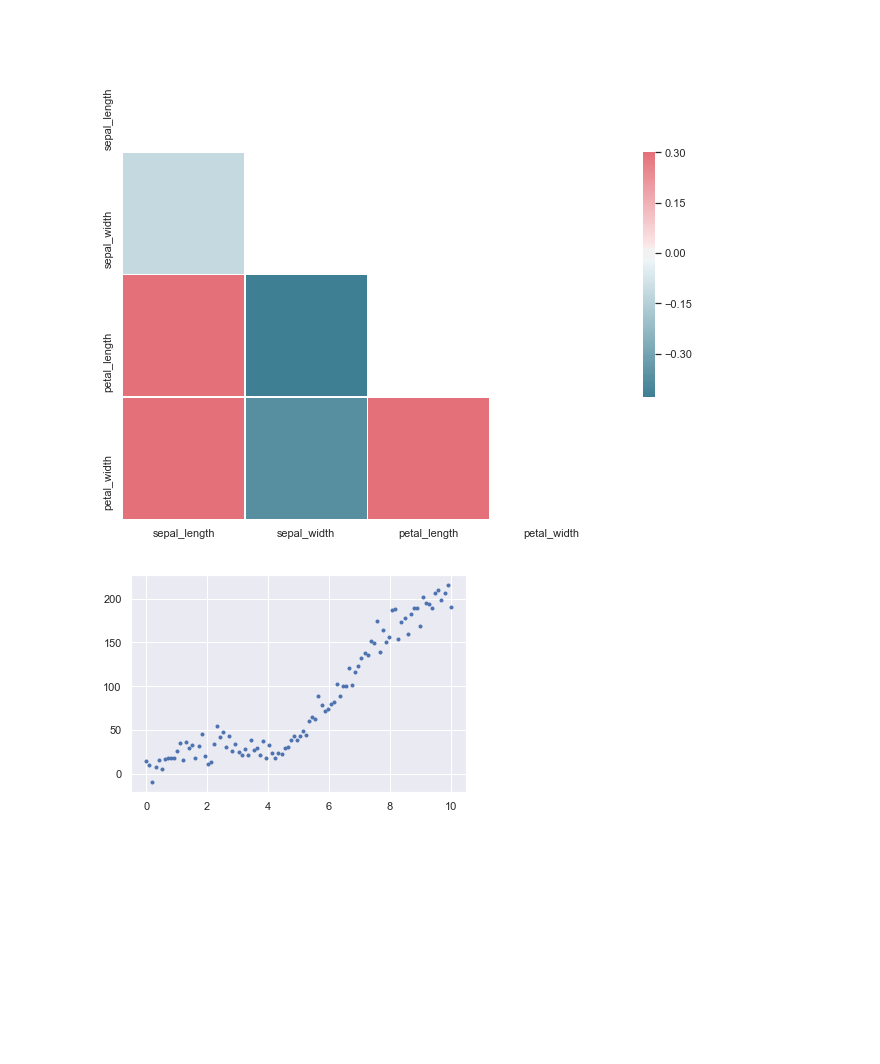
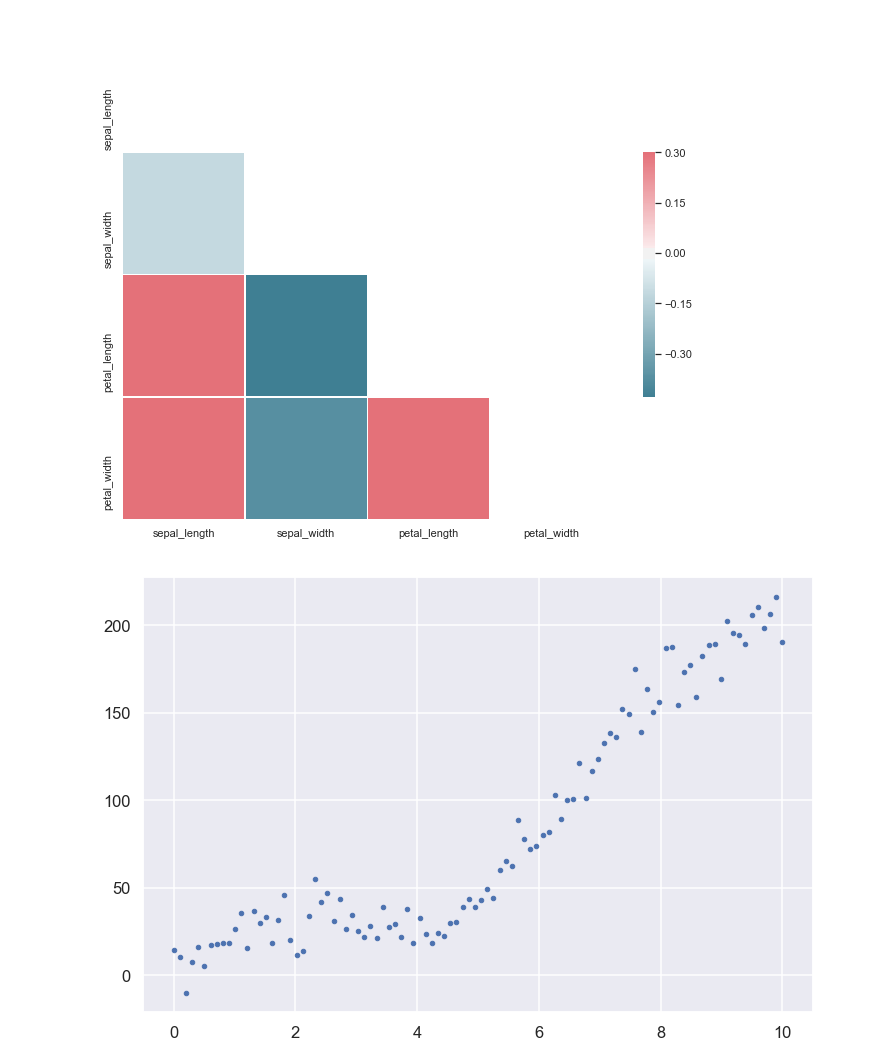
Before and after one commit to JeremyBYU/mdp-machine-learning, a Jupyter notebook: presentation/images_presention.ipynb, the cells around one changed output. Drawn from its saved outputs; the diff is of its cells as text; code cells hidden in the pictures; blank space fills up the shorter version.

```diff
--- a/presentation/images_presention.ipynb
+++ b/presentation/images_presention.ipynb
@@ -84,32 +84,35 @@ def plot_tradeoff(X, Y_noise, f_true, results, sigma):
     ax[1].set_xlabel("Degree")
     ax[1].set_ylabel("MSE")
     ax[1].set_ylim(0, 2000)
 
 
 
 def set_up(mu=0, sigma=20):
     # Data
     noise = np.random.RandomState(seed=sigma)
     f_true = f()
     X = np.linspace(START, STOP, NUM_SAMPLES)
     Y = f_true(X)
 
     Y_noise = Y + noise.normal(mu, sigma, NUM_SAMPLES)
 
     x_train, x_test, y_train, y_test = train_test_split(X, Y_noise, test_size=0.50, random_state=SEED)
     degrees= [1,2, 5, 10]
     results = [evaluate_deg(x_train, y_train, x_test, y_test, deg=deg) for deg in degrees]
 
     return X, Y_noise, f_true, results
 
 def plot_interact(mu=0, sigma=20):
     X, Y_noise, f_true, results = set_up(mu, sigma)
     plot_tradeoff(X, Y_noise, f_true, results, sigma)
 
 
 X, Y_noise, f_true, results = set_up(0, 10)
+sns.set()
+sns.set_context("talk", rc={"lines.linewidth": 2})
+plt.figure(figsize=(12,8))
+a = plt.plot(X, Y_noise, '.')
 
-a = plt.plot(X, Y_noise, '.')
 plt.savefig('assets/regression_plot.png')
 # %% [output]
-[figure, old version]
+[figure, new version]
```
Also changed, not shown: 15 other files.
